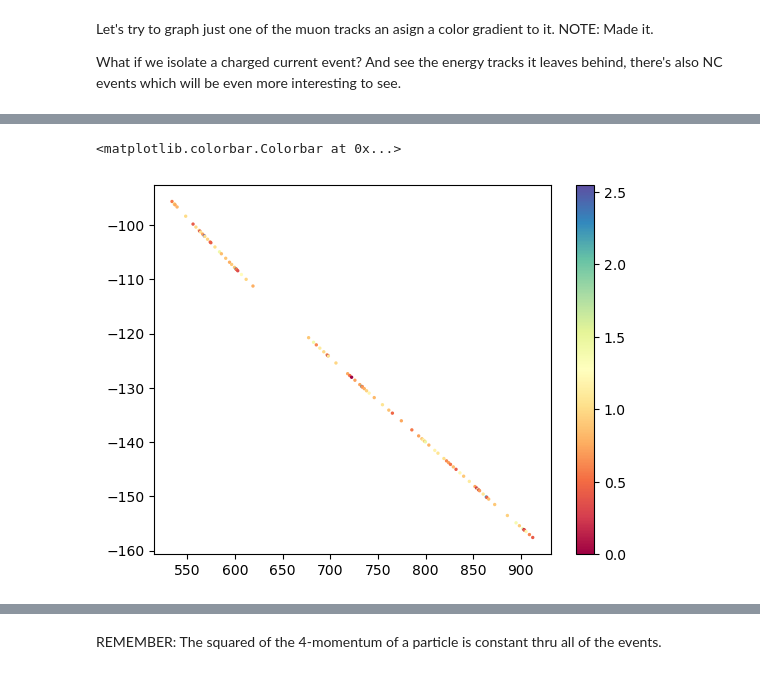
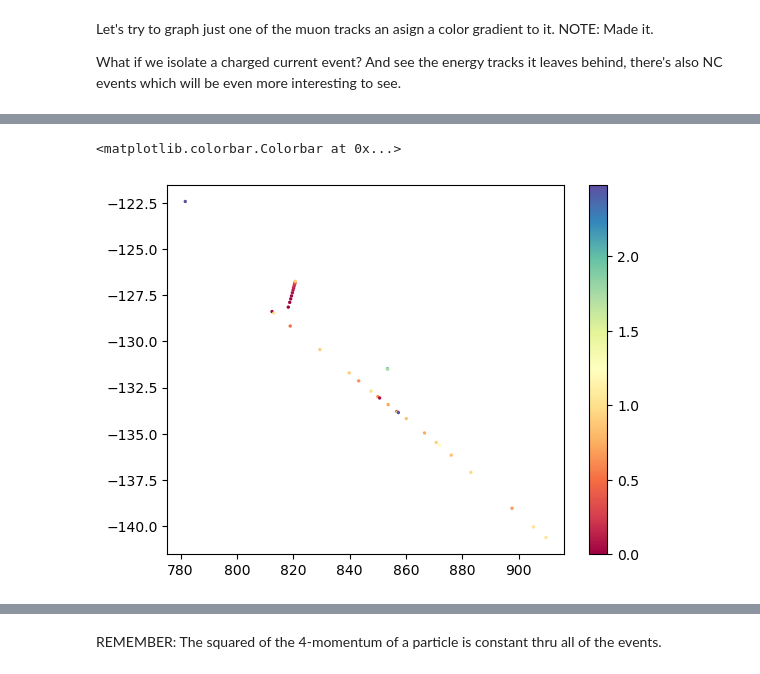
Before and after one commit to EnriqueCecena/neutrino-electron, a Jupyter notebook: SimDisplaySegments.ipynb, the cells around one changed output, grey strips where cells are left out. Saved outputs shown, nothing was run; the diff lists cells and outputs as text; code cells hidden in the pictures.

```diff
--- a/SimDisplaySegments.ipynb
+++ b/SimDisplaySegments.ipynb
@@ -308,10 +308,12 @@ What if we isolate a charged current event? And see the energy tracks it leaves
 # %%
 mcevent=mc_hdr[mc_hdr['event_id']==100000]
 protons=segevent[segevent['pdg_id']==2212]
-matchproton=protons[protons['vertex_id']==1000000010]
+print(funique)
+print(protons)
+matchproton=protons[protons['vertex_id']==1000000001]
 print(matchproton[matchproton['traj_id']==4]['x'])
-filtevent=cc_event[cc_event['vertex_id']==1000000010]
-print(muonsegm[muonsegm['vertex_id']==1000000010]['x'])
+filtevent=cc_event[cc_event['vertex_id']==1000000001]
+print(muonsegm[muonsegm['vertex_id']==1000000018]['x'])
 #print(mc_stack[mc_stack['vertex_id']==1000000010])
 
 filtevent['x_vert']
@@ -323,9 +339,10 @@ array([309.42365], dtype=float32)
 # %%
-onemuon=muonsegm[muonsegm['vertex_id']==funique[4]]
+onemuon=muonsegm[muonsegm['vertex_id']==funique[1]]
 figure, bars= plt.subplots()
 norm=colors.Normalize(0,np.max(onemuon['dEdx']))
+bars.scatter(matchproton['z'],matchproton['y'],c=matchproton['dEdx'],cmap='Spectral',s=2)
 bars.scatter(onemuon['z'],onemuon['y'],c=onemuon['dEdx'],cmap='Spectral',s=2)
 figure.colorbar(cm.ScalarMappable(norm=norm,cmap='Spectral'),ax=bars)
 # %% [output]
 <matplotlib.colorbar.Colorbar at 0x...>
-[figure, old version]
+[figure, new version]
```
Also changed, not shown: parts of 6 cells of this notebook, 3 other files.
